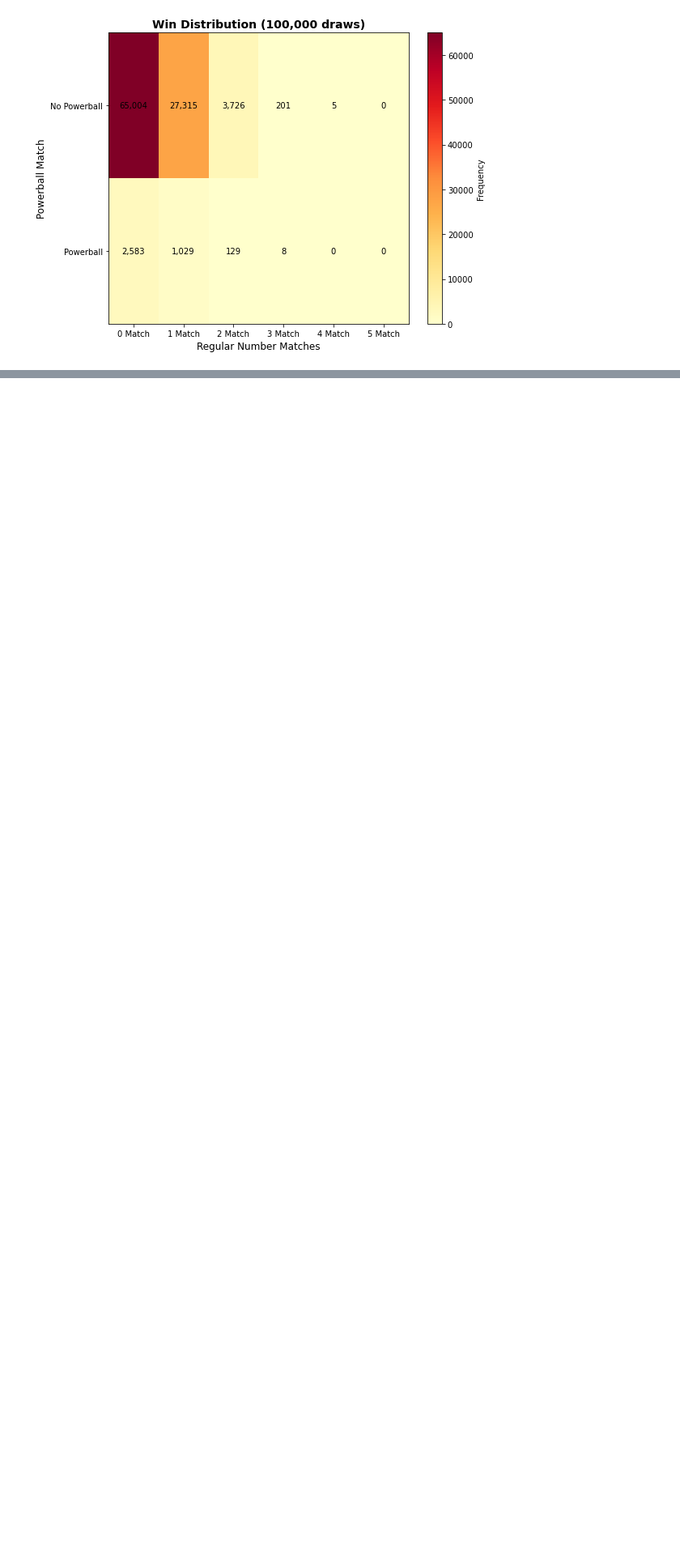
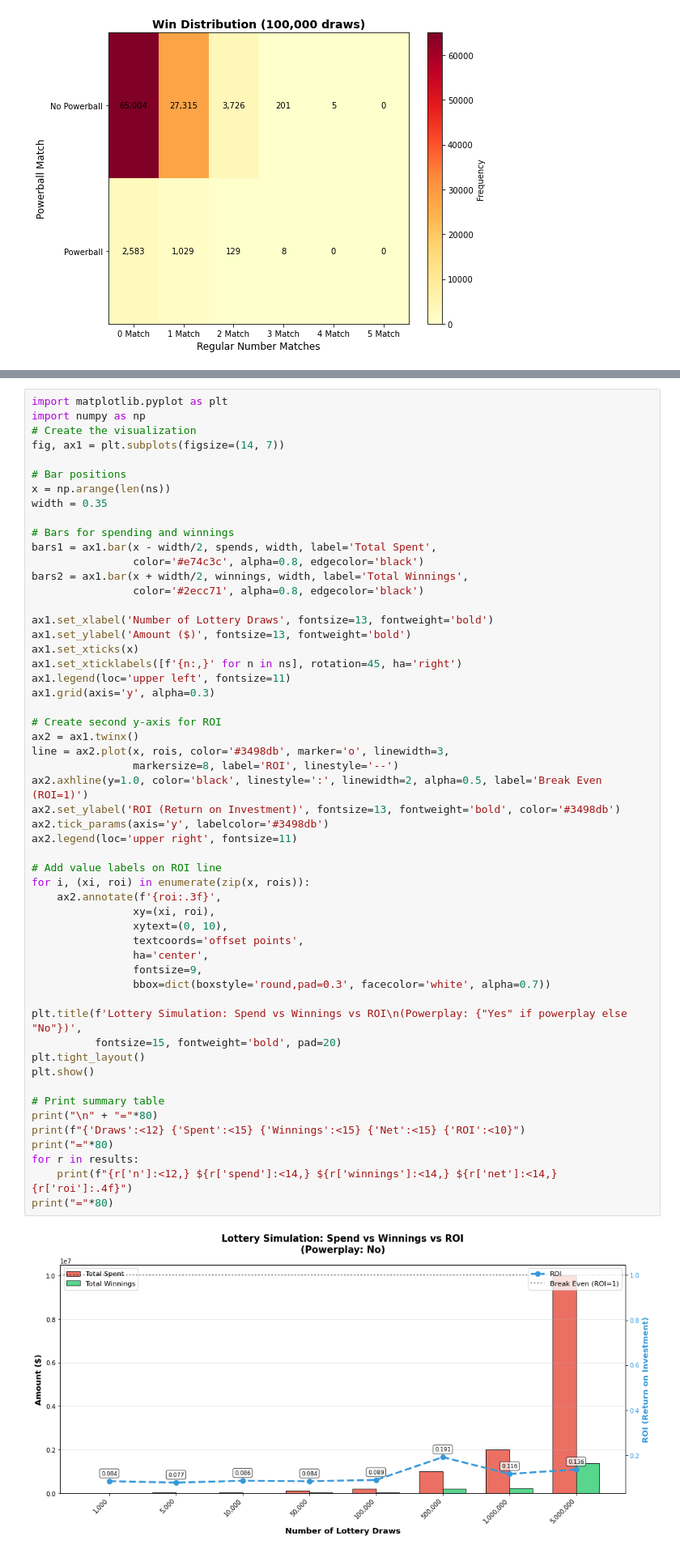
Before and after one commit to juileebhosale/Lottery_Simulator, a Jupyter notebook: Lottery Simulator.ipynb, the cells around one changed output, grey strips where cells are left out. Shown: that part at 81% size. Saved outputs shown, nothing was run; the diff lists cells and outputs as text; blank space fills up the shorter version.

Commit message:
Added ROI Visualization

```diff
--- a/Lottery Simulator.ipynb
+++ b/Lottery Simulator.ipynb
@@ -193,0 +235,56 @@ plt.show()
+# %%
+import matplotlib.pyplot as plt
+import numpy as np
+# Create the visualization
+fig, ax1 = plt.subplots(figsize=(14, 7))
+
+# Bar positions
+x = np.arange(len(ns))
+width = 0.35
+
+# Bars for spending and winnings
+bars1 = ax1.bar(x - width/2, spends, width, label='Total Spent',
+                color='#e74c3c', alpha=0.8, edgecolor='black')
+bars2 = ax1.bar(x + width/2, winnings, width, label='Total Winnings',
+                color='#2ecc71', alpha=0.8, edgecolor='black')
+
+ax1.set_xlabel('Number of Lottery Draws', fontsize=13, fontweight='bold')
+ax1.set_ylabel('Amount ($)', fontsize=13, fontweight='bold')
+ax1.set_xticks(x)
+ax1.set_xticklabels([f'{n:,}' for n in ns], rotation=45, ha='right')
+ax1.legend(loc='upper left', fontsize=11)
+ax1.grid(axis='y', alpha=0.3)
+
+# Create second y-axis for ROI
+ax2 = ax1.twinx()
+line = ax2.plot(x, rois, color='#3498db', marker='o', linewidth=3,
+                markersize=8, label='ROI', linestyle='--')
+ax2.axhline(y=1.0, color='black', linestyle=':', linewidth=2, alpha=0.5, label='Break Even (ROI=1)')
+ax2.set_ylabel('ROI (Return on Investment)', fontsize=13, fontweight='bold', color='#3498db')
+ax2.tick_params(axis='y', labelcolor='#3498db')
+ax2.legend(loc='upper right', fontsize=11)
+
+# Add value labels on ROI line
+for i, (xi, roi) in enumerate(zip(x, rois)):
+    ax2.annotate(f'{roi:.3f}',
+                xy=(xi, roi),
+                xytext=(0, 10),
+                textcoords='offset points',
+                ha='center',
+                fontsize=9,
+                bbox=dict(boxstyle='round,pad=0.3', facecolor='white', alpha=0.7))
+
+plt.title(f'Lottery Simulation: Spend vs Winnings vs ROI\n(Powerplay: {"Yes" if powerplay else "No"})',
+          fontsize=15, fontweight='bold', pad=20)
+plt.tight_layout()
+plt.show()
+
+# Print summary table
+print("\n" + "="*80)
+print(f"{'Draws':<12} {'Spent':<15} {'Winnings':<15} {'Net':<15} {'ROI':<10}")
+print("="*80)
+for r in results:
+    print(f"{r['n']:<12,} ${r['spend']:<14,} ${r['winnings']:<14,} ${r['net']:<14,} {r['roi']:.4f}")
+print("="*80)
+# %% [output]
+[figure, added]
```
Also changed, not shown: parts of 3 cells of this notebook.
